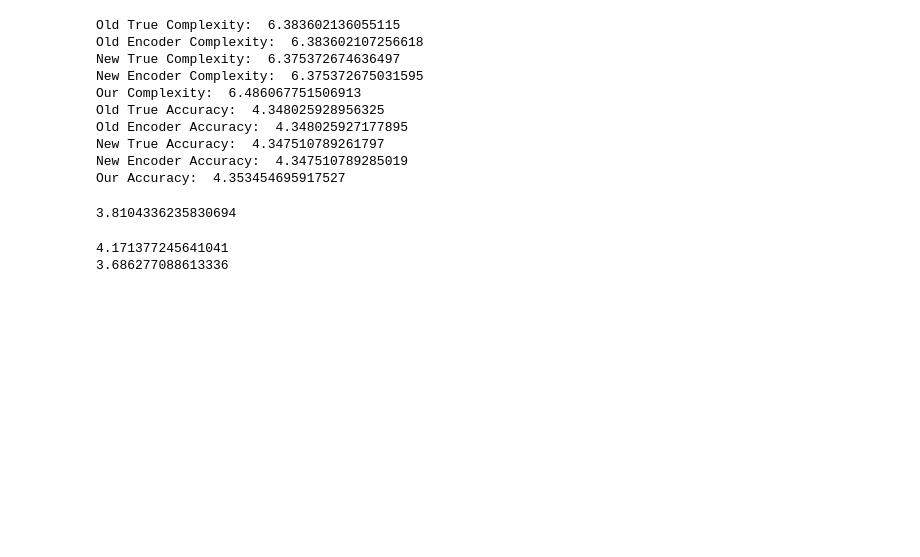
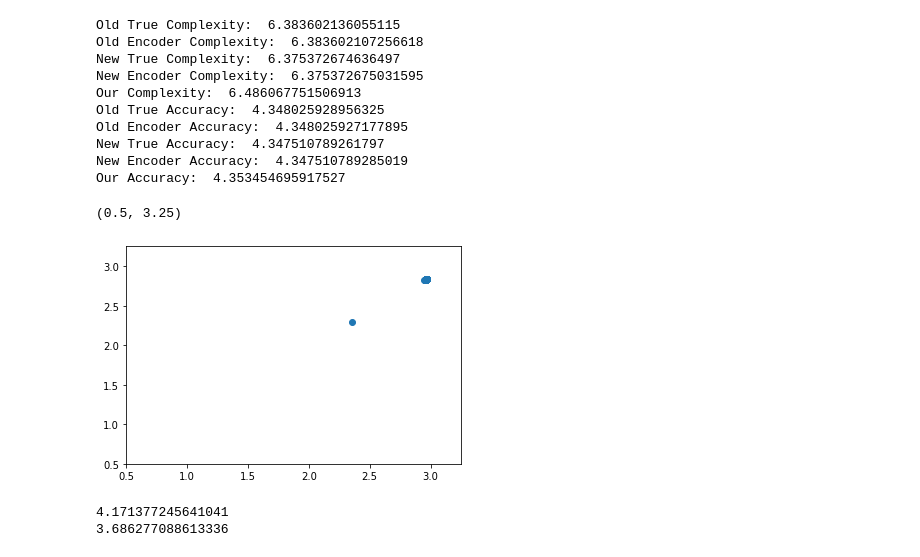
Before and after one commit to jaikaggarwal/stancetaking, a Jupyter notebook: main_analyses/efficiency.ipynb, the cells around one changed output. Drawn from its saved outputs; the diff is of its cells as text; code cells hidden in the pictures; blank space fills up the shorter version.

```diff
--- a/main_analyses/efficiency.ipynb
+++ b/main_analyses/efficiency.ipynb
@@ -31,6 +31,7 @@ class IBObj:
         self.informativeness = self.compute_informativeness()
 
     def compute_info_gain(self, joint, marginal_1, marginal_2):
+        "Equivalent to mutual information"
         joint_info = np.log2(joint/(np.multiply(marginal_1, marginal_2)))
         expanded = np.nan_to_num(np.multiply(joint, joint_info), 0)
         total = expanded.sum()
@@ -270,11 +271,11 @@ model_dir = "/ais/hal9000/datasets/reddit/stance_pipeline/classifiers/"
 filename = "zaslavsky_colour_model.pkl"
 import pickle
 data = pickle.load(open(model_dir + filename, 'rb'))
-beta_schedule = data['betas'][::-1]
-pm = data['pM']
-pu_m = data['pU_M']
-ib_curve = data['IB_curve']
-qw_m = data['qW_M']
+beta_schedule = data['betas']
+pm = data['pM'] # 330 x 1 (need probabilities for each chip)
+pu_m = data['pU_M'] # 330 x 330 (probability of each colour chip within each meaning)
+ib_curve = data['IB_curve'] # tuple of two objects, complexity and accuracy
+qw_m = data['qW_M'] # list of len(betas) with the optimal encoder for each beta value
 # %%
 # Asserts that meanings are the rows, and columns are each stimulus
 np.testing.assert_almost_equal(pu_m.sum(axis=1), np.ones(len(pm)))
@@ -313,7 +300,7 @@ def reverse_annealing(pm, pu_m, init_qwm, betas):
         # if i == 1:
         #     break
         # Initial joint is just the initial encoder multiplied by p(m)
-        new_encoder = deterministic_annealing(pm, pu_m, curr_encoder, betas[i])
+        new_encoder = da(pm, pu_m, curr_encoder, betas[i])
         encoder_list.append(new_encoder)
         curr_encoder = new_encoder
     return encoder_list
@@ -332,7 +319,7 @@ def deterministic_annealing(pm, pu_m, qw_m, beta):
         np.testing.assert_almost_equal(joint.sum(), 1)
         # First equation calculated: pw solved
         new_pm, new_pw = margins(joint)
-        print(new_pw.shape)
+        # print(new_pw.shape)
         new_pu_w =  np.nan_to_num(m_hat(curr_encoder, pm, pu_m), 0)
         # Instead of KL Divergence, for our case use 1/decoder as we have been
         new_pw_m = np.zeros((len(pm), len(new_pw[0])))
@@ -341,11 +328,11 @@ def deterministic_annealing(pm, pu_m, qw_m, beta):
         for i in range(len(pm)):
             div = DKL(pu_m[i, :], new_pu_w, axis=1)
             new_pw_m[i, :] = new_pw * np.exp(-beta*div)
-        # new_pw_m = new_pw_m/new_pw_m.sum(axis=1).reshape(-1, 1)
-        # new_pw_m[new_pw_m<1e-45] = 0
-        # new_pw_m = new_pw_m/new_pw_m.sum(axis=1).reshape(-1, 1)
-        if loops == 1:
-            return new_pw_m, new_pw, pu_m, new_pu_w, beta, curr_encoder
+        new_pw_m = new_pw_m/new_pw_m.sum(axis=1).reshape(-1, 1)
+        new_pw_m[new_pw_m<1e-45] = 0
+        new_pw_m = new_pw_m/new_pw_m.sum(axis=1).reshape(-1, 1)
+        # if loops == 1:
+        #     return new_pw_m, new_pw, pu_m, new_pu_w, beta, curr_encoder
         # I_MU = MI(pm * pu_m)
         # divergence = I_MU - accuracy(curr_encoder, pm, pu_m)
         # print("Divergence:", divergence)
@@ -454,14 +527,19 @@ New True Accuracy:  4.347510789261797
 New Encoder Accuracy:  4.347510789285019
 Our Accuracy:  4.353454695917527
 # %%
-new_encoders = reverse_annealing(pm, pu_m, qw_m[500], beta_schedule[100:500][::-1])
+new_encoders = reverse_annealing(pm, pu_m, qw_m[500], beta_schedule[100-19:500-19][::-1])
 new_comp = []
 new_acc = []
 for e in tqdm(new_encoders):
     new_comp.append(complexity_split(e, pm))
     new_acc.append(accuracy(e, pm, pu_m))
-# %% [output]
-3.8104336235830694
+# %%
+plt.scatter(new_comp, new_acc)
+plt.xlim(0.5, 3.25)
+plt.ylim(0.5, 3.25)
+# %% [output]
+(0.5, 3.25)
+[figure, added]
 # %%
 print(complexity(o, pm))
 print(accuracy(o, pm, pu_w))
```
Also changed, not shown: parts of 13 cells of this notebook.
